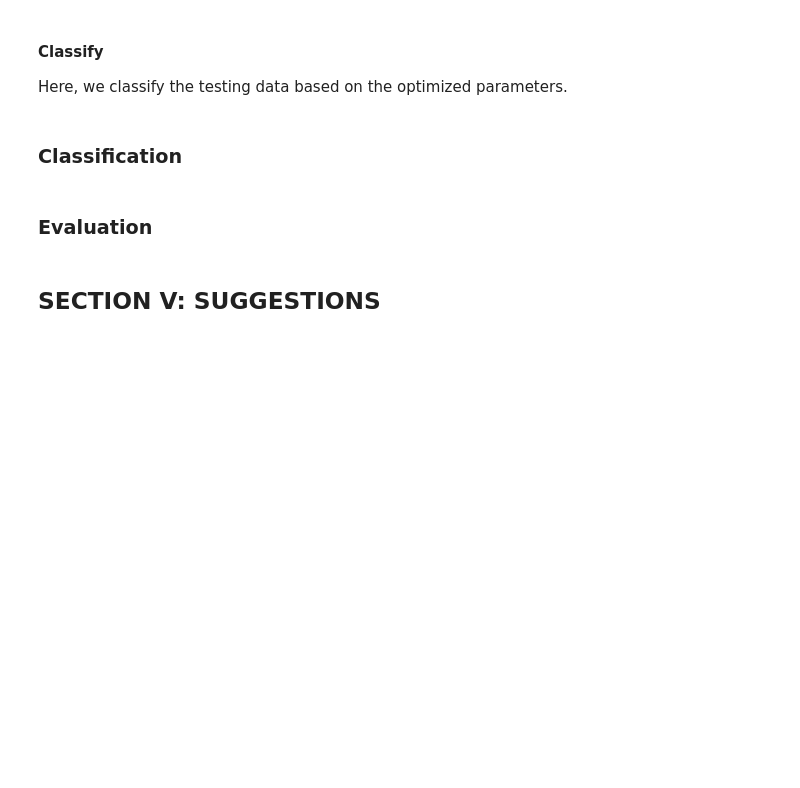
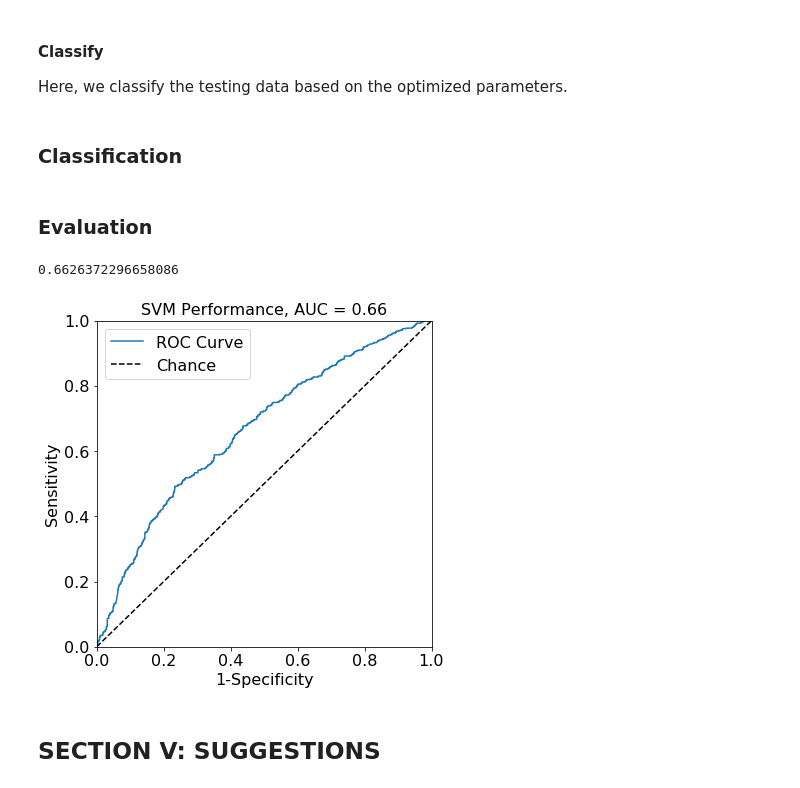
Before and after one commit to kevinmchu/BME590Final, a Jupyter notebook: Process Book.ipynb, the cells around one changed output. Saved outputs shown, nothing was run; the diff lists cells and outputs as text; code cells hidden in the pictures; blank space fills up the shorter version.

Commit message:
fixed typo in ROC curve axes

```diff
--- a/Process Book.ipynb
+++ b/Process Book.ipynb
@@ -686,26 +691,29 @@ y_pred = svm.decision_function(X_test)
 # %%
 # Get ROC curve
 fpr, tpr, thresholds = metrics.roc_curve(y_test, y_pred, pos_label=1)
 AUC = metrics.auc(fpr, tpr)
 print(AUC)
 
 # Plot
 plt.figure(figsize=(6, 6))
 ax = plt.subplot(111)
 plt.plot(fpr, tpr, label='ROC Curve')
 plt.plot(np.array([0, 1]), np.array([0, 1]), 'k--', label='Chance')
 plt.axis((0, 1, 0, 1))
 
 # Labels
 plt.title('SVM Performance, AUC = {}'.format(round(AUC, 2)), fontsize=16)
-plt.xlabel('1-Specifity', fontsize=16)
+plt.xlabel('1-Specificity', fontsize=16)
 plt.ylabel('Sensitivity', fontsize=16)
 plt.legend(fontsize=16)
 x_ticks = np.array([0, 0.2, 0.4, 0.6, 0.8, 1])
 ax.set_xticklabels(x_ticks, rotation=0, fontsize=16)
 y_ticks = np.array([0, 0.2, 0.4, 0.6, 0.8, 1])
 ax.set_yticklabels(y_ticks, rotation=0, fontsize=16)
 plt.savefig("SvmWithCvParams.png", bbox_inches='tight')
 plt.show()
+# %% [output]
+0.6626372296658086
+[figure, added]
 # %% [markdown]
 ## SECTION V: SUGGESTIONS
```
Also changed, not shown: parts of 2 cells of this notebook.
